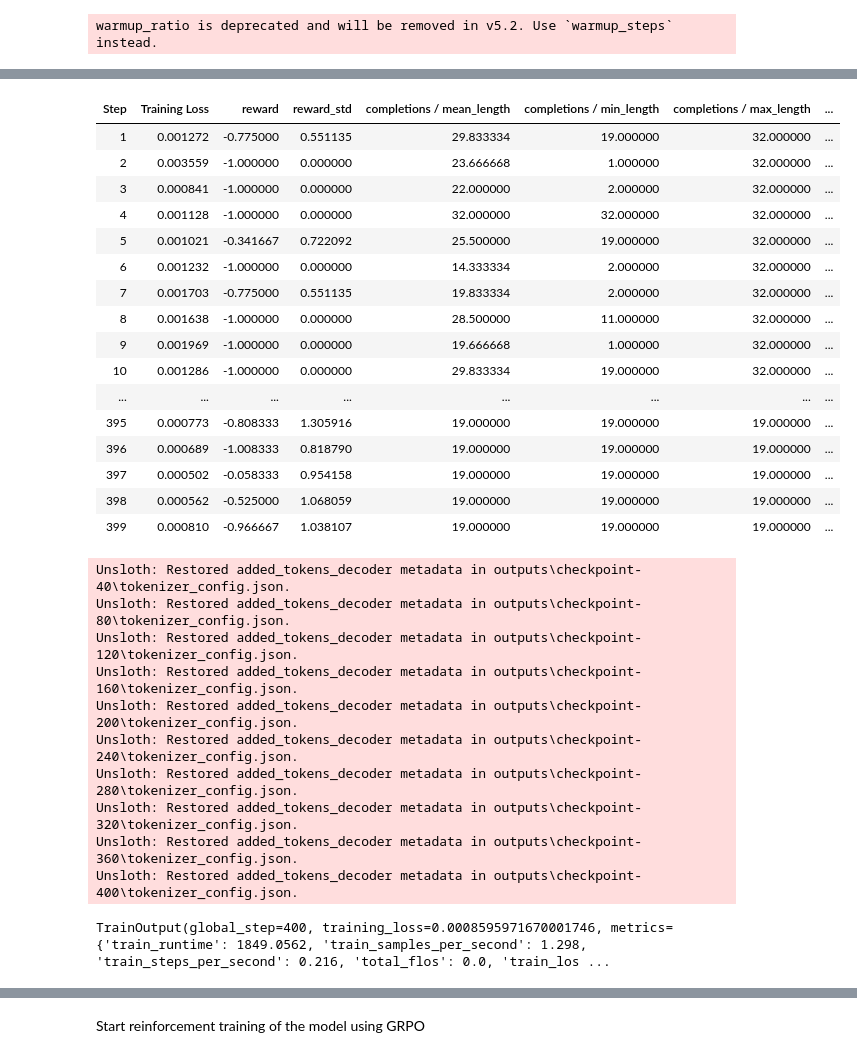
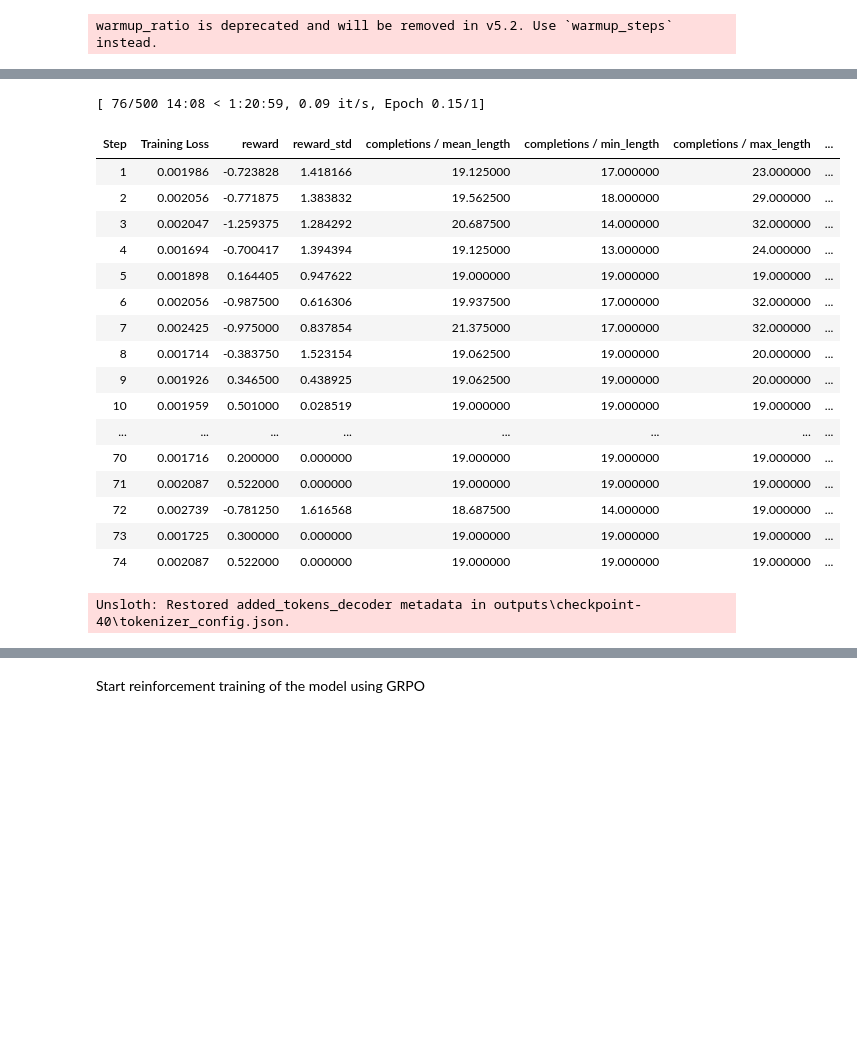
Before and after one commit to KarSri7694/Minesweeper-AI-Agent, a Jupyter notebook: notebook/Minesweeper_Trainer.ipynb, the cells around one changed output, grey strips where cells are left out. Saved outputs shown, nothing was run; the diff lists cells and outputs as text; code cells hidden in the pictures; blank space fills up the shorter version.

```diff
--- a/notebook/Minesweeper_Trainer.ipynb
+++ b/notebook/Minesweeper_Trainer.ipynb
@@ -335,7 +232,7 @@ from trl import SFTTrainer, SFTConfig
 trainer = SFTTrainer(
     model = model,
     tokenizer = tokenizer,
-    train_dataset = train_small_batch,
+    train_dataset = train,
     args = SFTConfig(
         dataset_text_field = "text",
         dataset_num_proc =1,
@@ -344,7 +241,7 @@ trainer = SFTTrainer(
         gradient_accumulation_steps = 1, # Use GA to mimic batch size!
         warmup_steps = 5,
         num_train_epochs = 2, # Set this for 1 full training run.
-        learning_rate = 2e-5, # Reduce to 2e-5 for long training runs
+        learning_rate = 7e-6, # Reduce to 2e-5 for long training runs
         logging_steps = 5,
         optim = "adamw_8bit",
         weight_decay = 0.001,
@@ -463,9 +369,8 @@ streamer = TextStreamer(
     skip_prompt=True,
     skip_special_tokens=True,
 )
-
 text = tokenizer.apply_chat_template(
-    test_small_batch["Messages"][50],
+    test["Messages"][56],
     tokenize = False,
     add_generation_prompt = True, # Must add for generation
 )
@@ -726,13 +619,29 @@ def build_game_from_state(snapshot):
     return game
 
 def parse_completion_payload(completion):
-    return json.loads(completion.strip())
+    if not isinstance(completion, str):
+        raise TypeError("Completion must be a JSON string.")
+    payload = json.loads(completion.strip())
+    if not isinstance(payload, dict):
+        raise TypeError("Completion payload must decode to a dict.")
+    nested_action = payload.get("action")
+    if isinstance(nested_action, dict):
+        if {"action", "x", "y"}.issubset(nested_action):
+            payload = nested_action
+        elif isinstance(nested_action.get("type"), str):
+            payload = dict(payload)
+            payload["action"] = nested_action["type"]
+    return payload
 
 def validate_move(rows, columns, response):
+    if not isinstance(response, dict):
+        return False
     action = response.get("action")
     x = response.get("x")
     y = response.get("y")
 
+    if not isinstance(action, str):
+        return False
     if action not in {"reveal", "flag"}:
         return False
     if not isinstance(x, int) or not isinstance(y, int):
@@ -830,7 +739,7 @@ vllm_sampling_params = SamplingParams(
 
 training_args = GRPOConfig(
     vllm_sampling_params=vllm_sampling_params,
-    temperature=1.0,
+    use_vllm=False,
     learning_rate=5e-6,
     weight_decay=0.001,
     warmup_ratio=0.1,
@@ -838,11 +747,11 @@ training_args = GRPOConfig(
     optim="adamw_8bit",
     logging_steps=1,
     per_device_train_batch_size=1,
-    gradient_accumulation_steps=6,
-    num_generations=6,
+    gradient_accumulation_steps=16,
+    num_generations=16,
     max_prompt_length=max_seq_length - 32,
     max_completion_length=32,
-    max_steps=400,
+    max_steps=500,
     save_steps=40,
     report_to="wandb",
     run_name="minesweeper-grpo-debug",
@@ -853,10 +762,10 @@ training_args = GRPOConfig(
 warmup_ratio is deprecated and will be removed in v5.2. Use `warmup_steps` instead.
 # %%
 # GRPO trainer using live engine states instead of the offline CSV dataset
-board_sizes = [(9, 9)]
+board_sizes = [(5, 5)]
 mine_densities = [0.15, 0.30]
 live_train_dataset = build_live_dataset(
-    num_examples=300,
+    num_examples=500,
     board_sizes=board_sizes,
     mine_densities=mine_densities,
     seed=42
@@ -883,28 +793,19 @@ Passing `generation_config` together with generation-related arguments=({'cache_
+[ 76/500 14:08 < 1:20:59, 0.09 it/s, Epoch 0.15/1]
 | Step | Training Loss | reward | reward_std | completions / mean_length | completions / min_length | completions / max_length | ... |
-| 1 | 0.001272 | -0.775000 | 0.551135 | 29.833334 | 19.000000 | 32.000000 | ... |
-| 2 | 0.003559 | -1.000000 | 0.000000 | 23.666668 | 1.000000 | 32.000000 | ... |
-| 3 | 0.000841 | -1.000000 | 0.000000 | 22.000000 | 2.000000 | 32.000000 | ... |
-| 4 | 0.001128 | -1.000000 | 0.000000 | 32.000000 | 32.000000 | 32.000000 | ... |
-| 5 | 0.001021 | -0.341667 | 0.722092 | 25.500000 | 19.000000 | 32.000000 | ... |
-| 6 | 0.001232 | -1.000000 | 0.000000 | 14.333334 | 2.000000 | 32.000000 | ... |
-| 7 | 0.001703 | -0.775000 | 0.551135 | 19.833334 | 2.000000 | 32.000000 | ... |
-| 8 | 0.001638 | -1.000000 | 0.000000 | 28.500000 | 11.000000 | 32.000000 | ... |
-| 9 | 0.001969 | -1.000000 | 0.000000 | 19.666668 | 1.000000 | 32.000000 | ... |
-| 10 | 0.001286 | -1.000000 | 0.000000 | 29.833334 | 19.000000 | 32.000000 | ... |
+| 1 | 0.001986 | -0.723828 | 1.418166 | 19.125000 | 17.000000 | 23.000000 | ... |
+| 2 | 0.002056 | -0.771875 | 1.383832 | 19.562500 | 18.000000 | 29.000000 | ... |
+| 3 | 0.002047 | -1.259375 | 1.284292 | 20.687500 | 14.000000 | 32.000000 | ... |
+| 4 | 0.001694 | -0.700417 | 1.394394 | 19.125000 | 13.000000 | 24.000000 | ... |
+| 5 | 0.001898 | 0.164405 | 0.947622 | 19.000000 | 19.000000 | 19.000000 | ... |
+| 6 | 0.002056 | -0.987500 | 0.616306 | 19.937500 | 17.000000 | 32.000000 | ... |
+| 7 | 0.002425 | -0.975000 | 0.837854 | 21.375000 | 17.000000 | 32.000000 | ... |
+| 8 | 0.001714 | -0.383750 | 1.523154 | 19.062500 | 19.000000 | 20.000000 | ... |
+| 9 | 0.001926 | 0.346500 | 0.438925 | 19.062500 | 19.000000 | 20.000000 | ... |
+| 10 | 0.001959 | 0.501000 | 0.028519 | 19.000000 | 19.000000 | 19.000000 | ... |
 | ... | ... | ... | ... | ... | ... | ... | ... |
-| 395 | 0.000773 | -0.808333 | 1.305916 | 19.000000 | 19.000000 | 19.000000 | ... |
-| 396 | 0.000689 | -1.008333 | 0.818790 | 19.000000 | 19.000000 | 19.000000 | ... |
-| 397 | 0.000502 | -0.058333 | 0.954158 | 19.000000 | 19.000000 | 19.000000 | ... |
-| 398 | 0.000562 | -0.525000 | 1.068059 | 19.000000 | 19.000000 | 19.000000 | ... |
-| 399 | 0.000810 | -0.966667 | 1.038107 | 19.000000 | 19.000000 | 19.000000 | ... |
+| 70 | 0.001716 | 0.200000 | 0.000000 | 19.000000 | 19.000000 | 19.000000 | ... |
+| 71 | 0.002087 | 0.522000 | 0.000000 | 19.000000 | 19.000000 | 19.000000 | ... |
+| 72 | 0.002739 | -0.781250 | 1.616568 | 18.687500 | 14.000000 | 19.000000 | ... |
+| 73 | 0.001725 | 0.300000 | 0.000000 | 19.000000 | 19.000000 | 19.000000 | ... |
+| 74 | 0.002087 | 0.522000 | 0.000000 | 19.000000 | 19.000000 | 19.000000 | ... |
-Unsloth: Restored added_tokens_decoder metadata in outputs\checkpoint-40\tokenizer_config.json.
-Unsloth: Restored added_tokens_decoder metadata in outputs\checkpoint-80\tokenizer_config.json.
-Unsloth: Restored added_tokens_decoder metadata in outputs\checkpoint-120\tokenizer_config.json.
-Unsloth: Restored added_tokens_decoder metadata in outputs\checkpoint-160\tokenizer_config.json.
-Unsloth: Restored added_tokens_decoder metadata in outputs\checkpoint-200\tokenizer_config.json.
-Unsloth: Restored added_tokens_decoder metadata in outputs\checkpoint-240\tokenizer_config.json.
-Unsloth: Restored added_tokens_decoder metadata in outputs\checkpoint-280\tokenizer_config.json.
-Unsloth: Restored added_tokens_decoder metadata in outputs\checkpoint-320\tokenizer_config.json.
-Unsloth: Restored added_tokens_decoder metadata in outputs\checkpoint-360\tokenizer_config.json.
-Unsloth: Restored added_tokens_decoder metadata in outputs\checkpoint-400\tokenizer_config.json.
-TrainOutput(global_step=400, training_loss=0.0008595971670001746, metrics={'train_runtime': 1849.0562, 'train_samples_per_second': 1.298, 'train_steps_per_second': 0.216, 'total_flos': 0.0, 'train_los ...
+Unsloth: Restored added_tokens_decoder metadata in outputs\checkpoint-40\tokenizer_config.json.
```
Also changed, not shown: parts of 20 cells of this notebook.
